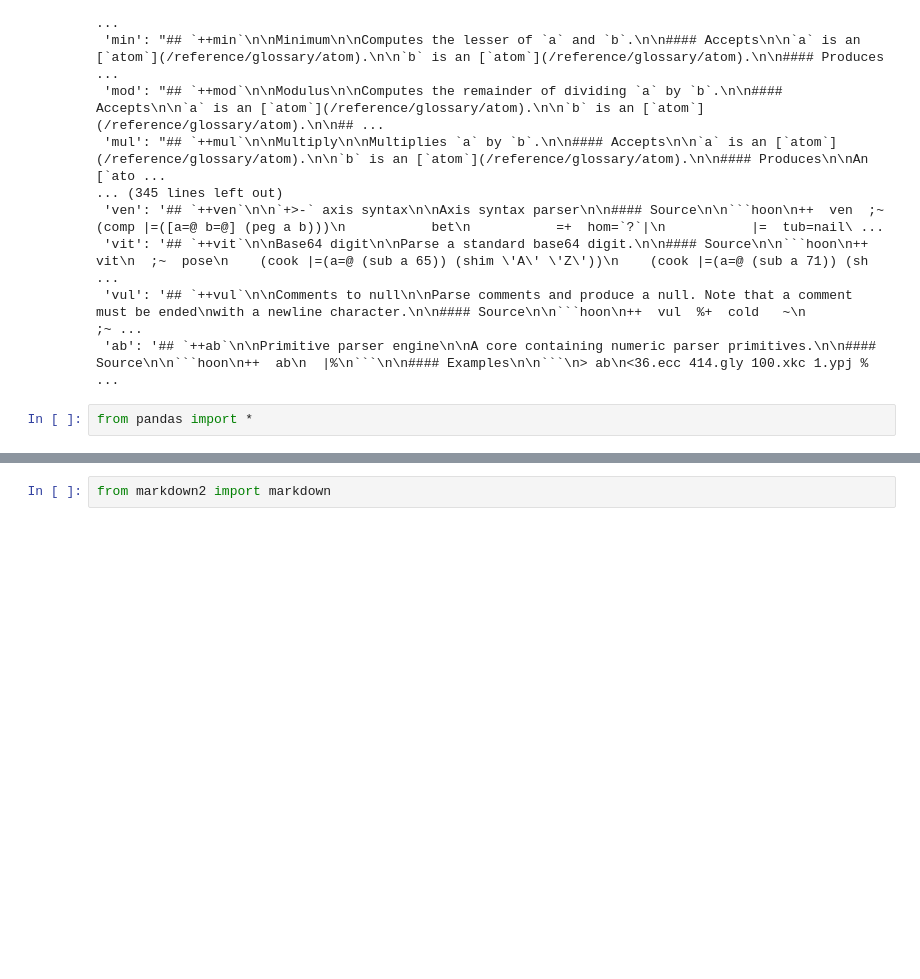
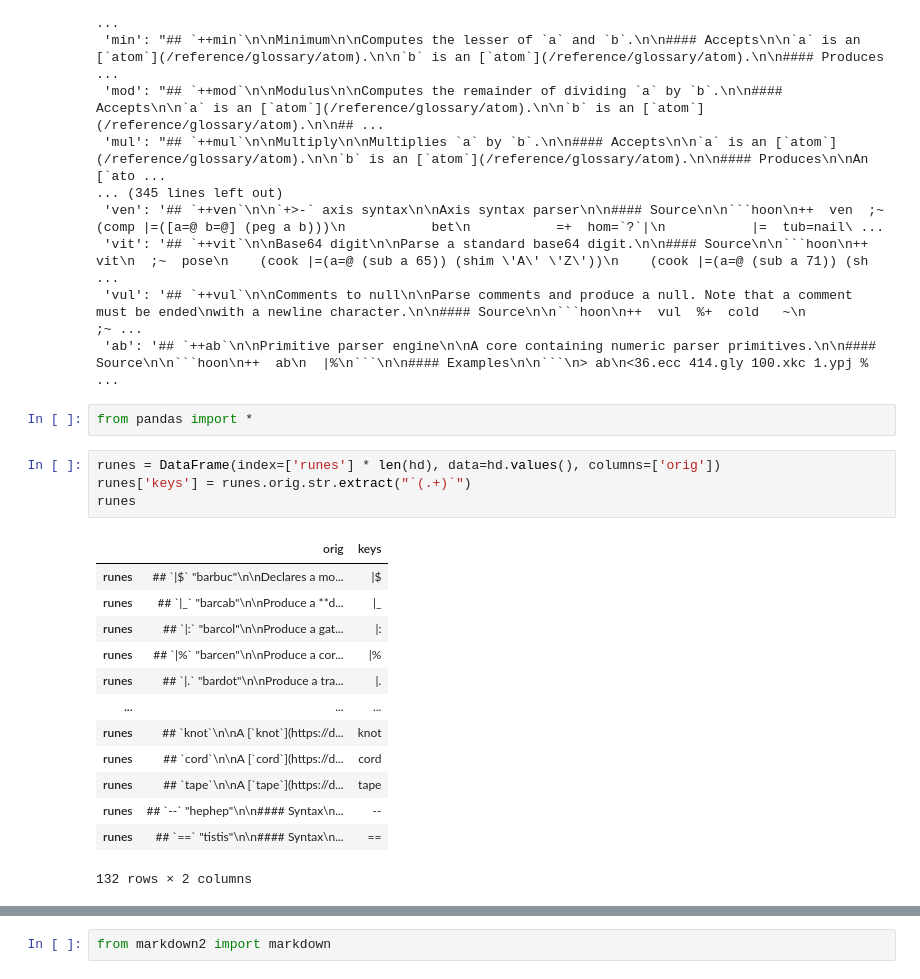
Before and after one commit to dmvianna/vs-code-hoon-dictionary-to-emacs, a Jupyter notebook: hoon-vscode-to-hoon-mode.ipynb, the cells around one changed output, grey strips where cells are left out. Drawn from its saved outputs; the diff is of its cells as text; blank space fills up the shorter version.

````diff
--- a/hoon-vscode-to-hoon-mode.ipynb
+++ b/hoon-vscode-to-hoon-mode.ipynb
@@ -51,3 +51,21 @@ sd
  'ab': '## `++ab`\n\nPrimitive parser engine\n\nA core containing numeric parser primitives.\n\n#### Source\n\n```hoon\n++  ab\n  |%\n```\n\n#### Examples\n\n```\n> ab\n<36.ecc 414.gly 100.xkc 1.ypj % ...
 # %%
 from pandas import *
+# %%
+runes = DataFrame(index=['runes'] * len(hd), data=hd.values(), columns=['orig'])
+runes['keys'] = runes.orig.str.extract("`(.+)`")
+runes
+# %% [output]
+|  | orig | keys |
+| runes | ## `|$` "barbuc"\n\nDeclares a mo... | |$ |
+| runes | ## `|_` "barcab"\n\nProduce a **d... | |_ |
+| runes | ## `|:` "barcol"\n\nProduce a gat... | |: |
+| runes | ## `|%` "barcen"\n\nProduce a cor... | |% |
+| runes | ## `|.` "bardot"\n\nProduce a tra... | |. |
+| ... | ... | ... |
+| runes | ## `knot`\n\nA [`knot`](https://d... | knot |
+| runes | ## `cord`\n\nA [`cord`](https://d... | cord |
+| runes | ## `tape`\n\nA [`tape`](https://d... | tape |
+| runes | ## `--` "hephep"\n\n#### Syntax\n... | -- |
+| runes | ## `==` "tistis"\n\n#### Syntax\n... | == |
+132 rows × 2 columns
````
Also changed, not shown: parts of 6 cells of this notebook, 1 other file.
